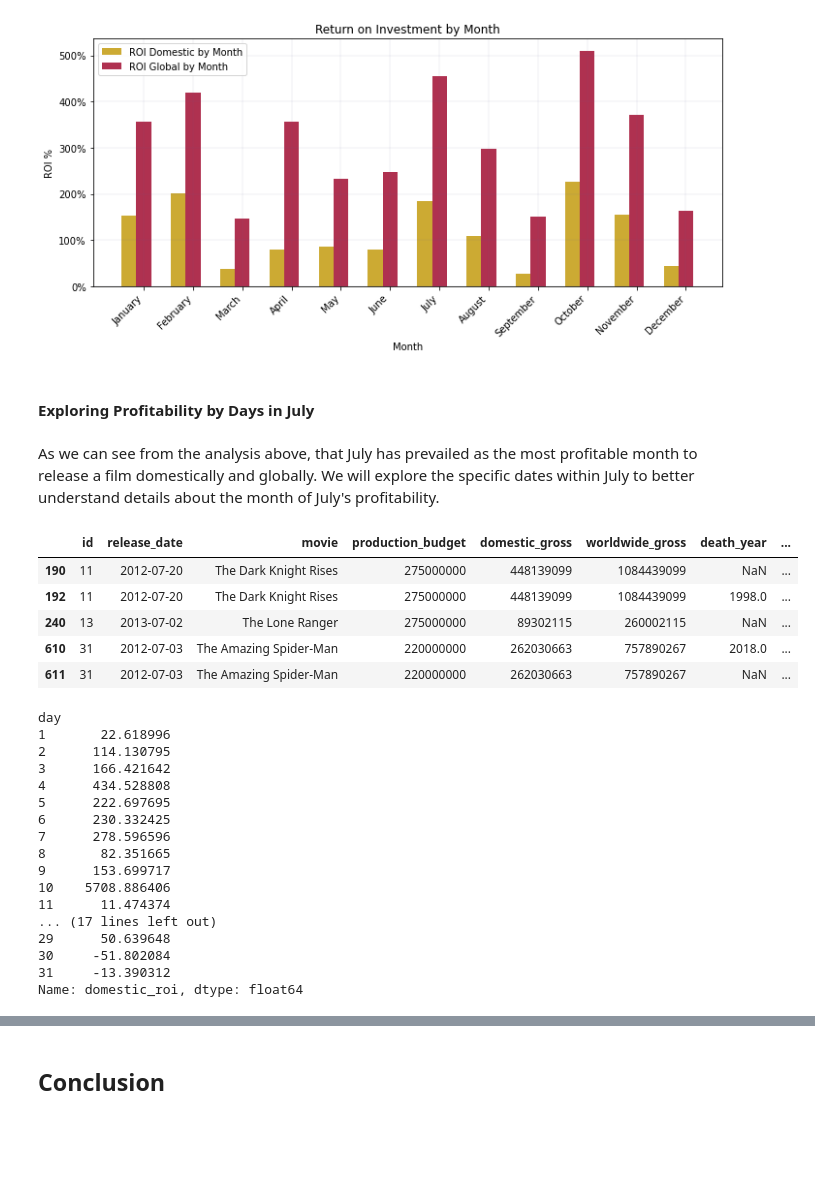
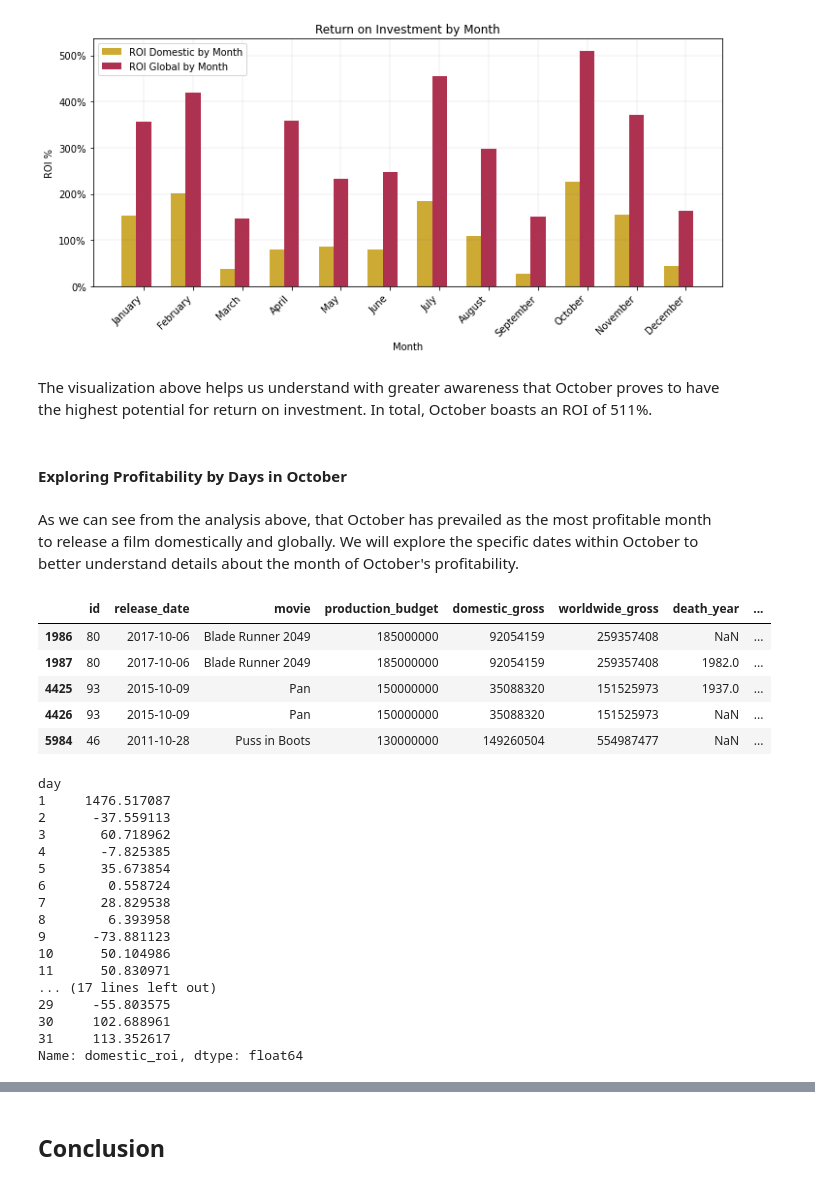
Before and after one commit to LaurenElaine/dsc-phase-1-project-v2-4, a Jupyter notebook: Microsoft Movie Studio Recommendations.ipynb, the cells around one changed output, grey strips where cells are left out. Saved outputs shown, nothing was run; the diff lists cells and outputs as text; code cells hidden in the pictures; blank space fills up the shorter version.

```diff
--- a/Microsoft Movie Studio Recommendations.ipynb
+++ b/Microsoft Movie Studio Recommendations.ipynb
@@ -819,4 +819,4 @@ full_movie_details.drop(columns = ['primary_title', 'start_year', 'averagerating
 # drop rows with missing values in category since it cannot be normalized
 # we will not remove null entries in death year as we want to preserve those entries to analyze
 # things further with actively alive writers and directors
-full_movie_details.dropna(subset=['death_year'])
+full_movie_details.dropna(subset=['category', 'primary_name'], inplace = True)
@@ -2604,43 +2594,45 @@ plt.show()
 fig.savefig('/Users/laurenbrown/Documents/Flatiron/Phase_1/Project/Phase 1 Project_Lauren Brown/Images/Month.png')
 # %% [output]
 [figure]
+# %% [markdown]
+The visualization above helps us understand with greater awareness that October proves to have the highest potential for return on investment. In total, October boasts an ROI of 511%.
 # %% [markdown]
-#### Exploring Profitability by Days in July
+#### Exploring Profitability by Days in October
 # %% [markdown]
-As we can see from the analysis above, that July has prevailed as the most profitable month to release a film domestically and globally. We will explore the specific dates within July to better understand details about the month of July's profitability.
+As we can see from the analysis above, that October has prevailed as the most profitable month to release a film domestically and globally. We will explore the specific dates within October to better understand details about the month of October's profitability.
 # %%
-# from the full movie details dataset sort by July
-category_type_july = ['7']
+# from the full movie details dataset sort by October
+category_type_october = ['10']
 
-july = full_movie_details_unique[full_movie_details_unique['month'].isin(category_type_july)]
-july.head()
+october = full_movie_details_unique[full_movie_details_unique['month'].isin(category_type_october)]
+october.head()
 # %% [output]
 |  | id | release_date | movie | production_budget | domestic_gross | worldwide_gross | death_year | ... |
-| 190 | 11 | 2012-07-20 | The Dark Knight Rises | 275000000 | 448139099 | 1084439099 | NaN | ... |
-| 192 | 11 | 2012-07-20 | The Dark Knight Rises | 275000000 | 448139099 | 1084439099 | 1998.0 | ... |
-| 240 | 13 | 2013-07-02 | The Lone Ranger | 275000000 | 89302115 | 260002115 | NaN | ... |
-| 610 | 31 | 2012-07-03 | The Amazing Spider-Man | 220000000 | 262030663 | 757890267 | 2018.0 | ... |
-| 611 | 31 | 2012-07-03 | The Amazing Spider-Man | 220000000 | 262030663 | 757890267 | NaN | ... |
+| 1986 | 80 | 2017-10-06 | Blade Runner 2049 | 185000000 | 92054159 | 259357408 | NaN | ... |
+| 1987 | 80 | 2017-10-06 | Blade Runner 2049 | 185000000 | 92054159 | 259357408 | 1982.0 | ... |
+| 4425 | 93 | 2015-10-09 | Pan | 150000000 | 35088320 | 151525973 | 1937.0 | ... |
+| 4426 | 93 | 2015-10-09 | Pan | 150000000 | 35088320 | 151525973 | NaN | ... |
+| 5984 | 46 | 2011-10-28 | Puss in Boots | 130000000 | 149260504 | 554987477 | NaN | ... |
 # %%
-# find the average ROI for each day of the month of July (domestic)
-july_by_day_domestic = july.groupby('day')['domestic_roi'].mean()
-july_by_day_domestic
+# find the average ROI for each day of the month of October (domestic)
+october_by_day_domestic = october.groupby('day')['domestic_roi'].mean()
+october_by_day_domestic
 # %% [output]
 day
-1       22.618996
-2      114.130795
-3      166.421642
-4      434.528808
-5      222.697695
-6      230.332425
-7      278.596596
-8       82.351665
-9      153.699717
-10    5708.886406
-11      11.474374
+1     1476.517087
+2      -37.559113
+3       60.718962
+4       -7.825385
+5       35.673854
+6        0.558724
+7       28.829538
+8        6.393958
+9      -73.881123
+10      50.104986
+11      50.830971
 ... (17 lines left out)
-29      50.639648
-30     -51.802084
-31     -13.390312
+29     -55.803575
+30     102.688961
+31     113.352617
 Name: domestic_roi, dtype: float64
 # %%
```
Also changed, not shown: parts of 63 cells of this notebook, 5 other files.
